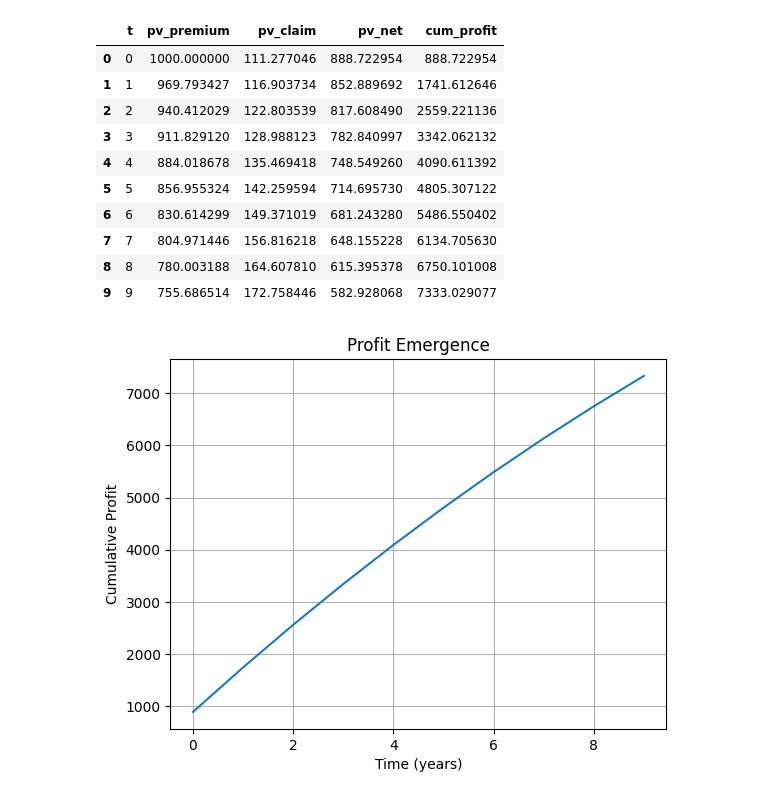
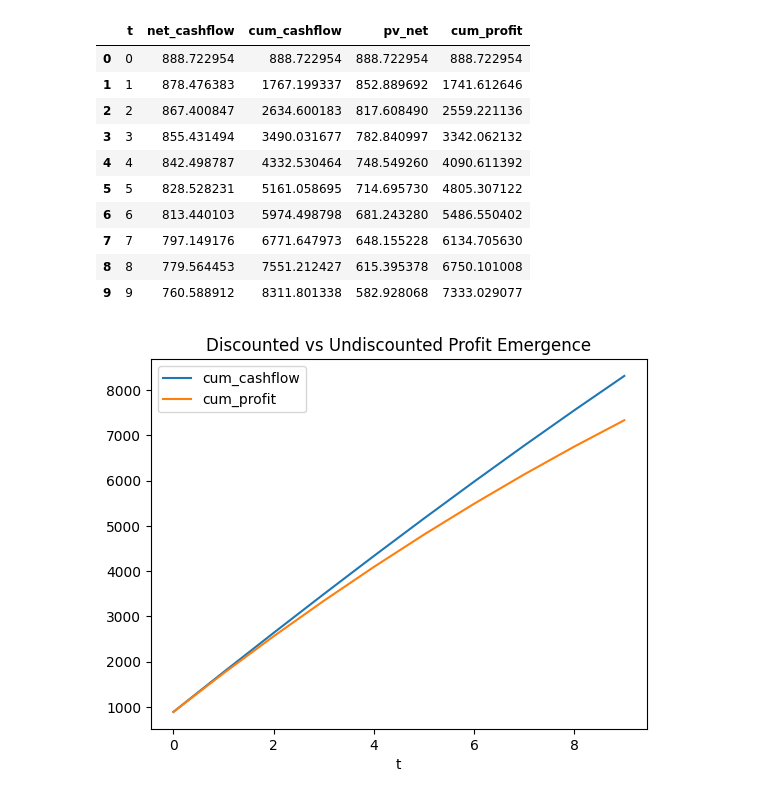
Before and after one commit to asehdev1994/actuarial-life-model-engine, a Jupyter notebook: notebooks/model_testing.ipynb, the cells around one changed output. Drawn from its saved outputs; the diff is of its cells as text; code cells hidden in the pictures.

Commit message:
Add initial Profit signature analysis in notebook

```diff
--- a/notebooks/model_testing.ipynb
+++ b/notebooks/model_testing.ipynb
@@ -59,28 +59,28 @@ df
 # %%
 # Cell 7 - Debugging
 
-df[["t", "pv_premium", "pv_claim", "pv_net", "cum_profit"]]
+df[["t",
+    "net_cashflow",
+    "cum_cashflow",
+    "pv_net",
+    "cum_profit"]]
 # %% [output]
-|  | t | pv_premium | pv_claim | pv_net | cum_profit |
-| 0 | 0 | 1000.000000 | 111.277046 | 888.722954 | 888.722954 |
-| 1 | 1 | 969.793427 | 116.903734 | 852.889692 | 1741.612646 |
-| 2 | 2 | 940.412029 | 122.803539 | 817.608490 | 2559.221136 |
-| 3 | 3 | 911.829120 | 128.988123 | 782.840997 | 3342.062132 |
-| 4 | 4 | 884.018678 | 135.469418 | 748.549260 | 4090.611392 |
-| 5 | 5 | 856.955324 | 142.259594 | 714.695730 | 4805.307122 |
-| 6 | 6 | 830.614299 | 149.371019 | 681.243280 | 5486.550402 |
-| 7 | 7 | 804.971446 | 156.816218 | 648.155228 | 6134.705630 |
-| 8 | 8 | 780.003188 | 164.607810 | 615.395378 | 6750.101008 |
-| 9 | 9 | 755.686514 | 172.758446 | 582.928068 | 7333.029077 |
+|  | t | net_cashflow | cum_cashflow | pv_net | cum_profit |
+| 0 | 0 | 888.722954 | 888.722954 | 888.722954 | 888.722954 |
+| 1 | 1 | 878.476383 | 1767.199337 | 852.889692 | 1741.612646 |
+| 2 | 2 | 867.400847 | 2634.600183 | 817.608490 | 2559.221136 |
+| 3 | 3 | 855.431494 | 3490.031677 | 782.840997 | 3342.062132 |
+| 4 | 4 | 842.498787 | 4332.530464 | 748.549260 | 4090.611392 |
+| 5 | 5 | 828.528231 | 5161.058695 | 714.695730 | 4805.307122 |
+| 6 | 6 | 813.440103 | 5974.498798 | 681.243280 | 5486.550402 |
+| 7 | 7 | 797.149176 | 6771.647973 | 648.155228 | 6134.705630 |
+| 8 | 8 | 779.564453 | 7551.212427 | 615.395378 | 6750.101008 |
+| 9 | 9 | 760.588912 | 8311.801338 | 582.928068 | 7333.029077 |
 # %%
 # Cell 8 - Define and print profit emergence plot
 
-plt.plot(df["t"], df["cum_profit"])
-plt.xlabel("Time (years)")
-plt.ylabel("Cumulative Profit")
-plt.title("Profit Emergence")
-plt.grid()
-
+df.plot(x="t", y=["cum_cashflow", "cum_profit"])
+plt.title("Discounted vs Undiscounted Profit Emergence")
 plt.show()
 # %% [output]
-[figure, old version]
+[figure, new version]
```
Also changed, not shown: parts of 2 cells of this notebook, 1 other file.
